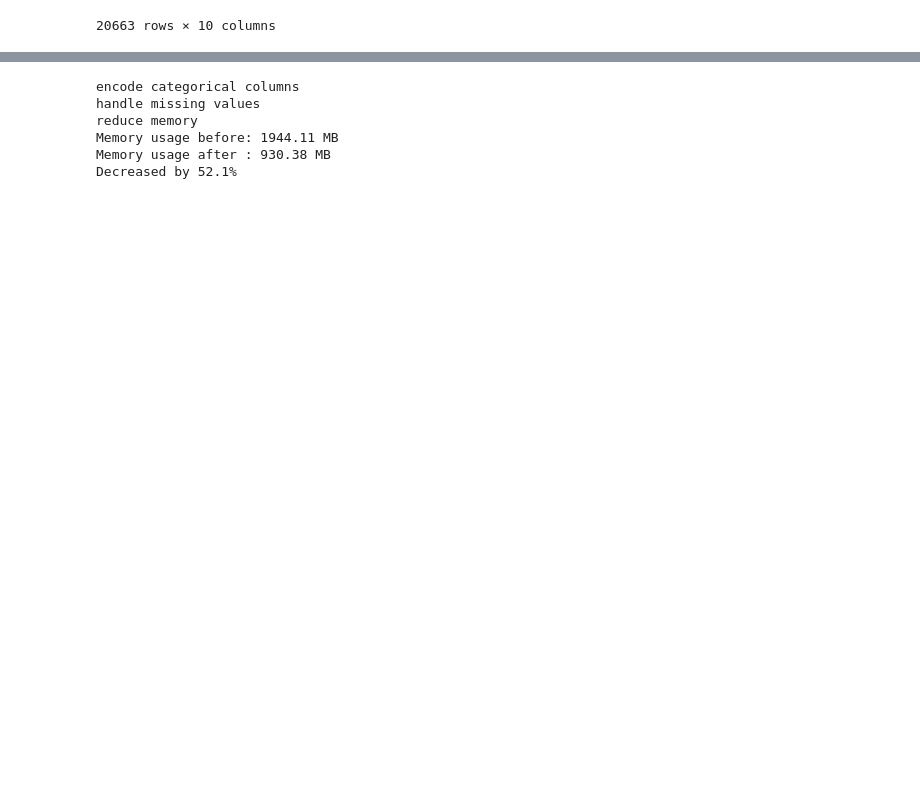
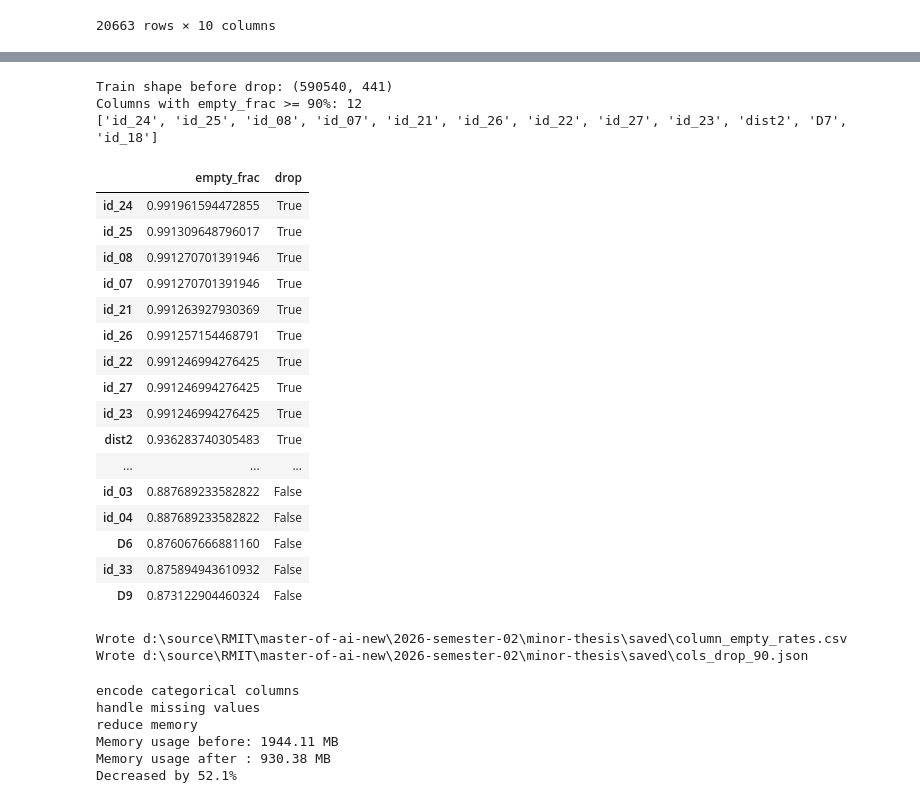
Before and after one commit to NghiaNguyen170192/minor-thesis, a Jupyter notebook: 01_clean_dataset.ipynb, the cells around one changed output, grey strips where cells are left out. Cells and saved outputs as stored; diff of their text form; code cells hidden in the pictures; blank space fills up the shorter version.

```diff
--- a/01_clean_dataset.ipynb
+++ b/01_clean_dataset.ipynb
@@ -161,3 +169,74 @@ train["uid2"] = (
+# %%
+EMPTY_THRESHOLD = 0.90
+ALWAYS_KEEP = {
+    "isFraud",
+    "TransactionID",
+    "TransactionDT",
+    "TransactionAmt",
+    "uid",
+    "uid2",
+}
+
+
+def empty_fraction(series: pd.Series) -> float:
+    """Share of null / blank / sentinel-empty values in a column."""
+    if pd.api.types.is_object_dtype(series) or pd.api.types.is_string_dtype(series):
+        text = series.astype("string")
+        stripped = text.str.strip()
+        empty = (
+            series.isna()
+            | stripped.eq("")
+            | stripped.str.lower().isin(["nan", "none", "null", "<na>"])
+        )
+        return float(empty.mean())
+    return float(series.isna().mean())
+
+
+empty_rates = (
+    pd.Series({col: empty_fraction(train[col]) for col in train.columns}, name="empty_frac")
+    .sort_values(ascending=False)
+    .to_frame()
+)
+empty_rates["drop"] = (empty_rates["empty_frac"] >= EMPTY_THRESHOLD) & (
+    ~empty_rates.index.isin(ALWAYS_KEEP)
+)
+cols_drop_90 = empty_rates.index[empty_rates["drop"]].tolist()
+
+print(f"Train shape before drop: {train.shape}")
+print(f"Columns with empty_frac >= {EMPTY_THRESHOLD:.0%}: {len(cols_drop_90)}")
+print(cols_drop_90)
+display(empty_rates.head(20))
+
+SAVED_PATH.mkdir(parents=True, exist_ok=True)
+empty_rates.to_csv(SAVED_PATH / "column_empty_rates.csv")
+pd.Series(cols_drop_90, name="column").to_json(
+    SAVED_PATH / "cols_drop_90.json", orient="values"
+)
+print(f"Wrote {SAVED_PATH / 'column_empty_rates.csv'}")
+print(f"Wrote {SAVED_PATH / 'cols_drop_90.json'}")
+# %% [output]
+Train shape before drop: (590540, 441)
+Columns with empty_frac >= 90%: 12
+['id_24', 'id_25', 'id_08', 'id_07', 'id_21', 'id_26', 'id_22', 'id_27', 'id_23', 'dist2', 'D7', 'id_18']
+|  | empty_frac | drop |
+| id_24 | 0.991961594472855 | True |
+| id_25 | 0.991309648796017 | True |
+| id_08 | 0.991270701391946 | True |
+| id_07 | 0.991270701391946 | True |
+| id_21 | 0.991263927930369 | True |
+| id_26 | 0.991257154468791 | True |
+| id_22 | 0.991246994276425 | True |
+| id_27 | 0.991246994276425 | True |
+| id_23 | 0.991246994276425 | True |
+| dist2 | 0.936283740305483 | True |
+| ... | ... | ... |
+| id_03 | 0.887689233582822 | False |
+| id_04 | 0.887689233582822 | False |
+| D6 | 0.876067666881160 | False |
+| id_33 | 0.875894943610932 | False |
+| D9 | 0.873122904460324 | False |
+Wrote d:\source\RMIT\master-of-ai-new\2026-semester-02\minor-thesis\saved\column_empty_rates.csv
+Wrote d:\source\RMIT\master-of-ai-new\2026-semester-02\minor-thesis\saved\cols_drop_90.json
 # %%
 # reduce memory
 def reduce_mem_usage(df, verbose=True):
```
Also changed, not shown: parts of 4 cells of this notebook, 18 other files.
